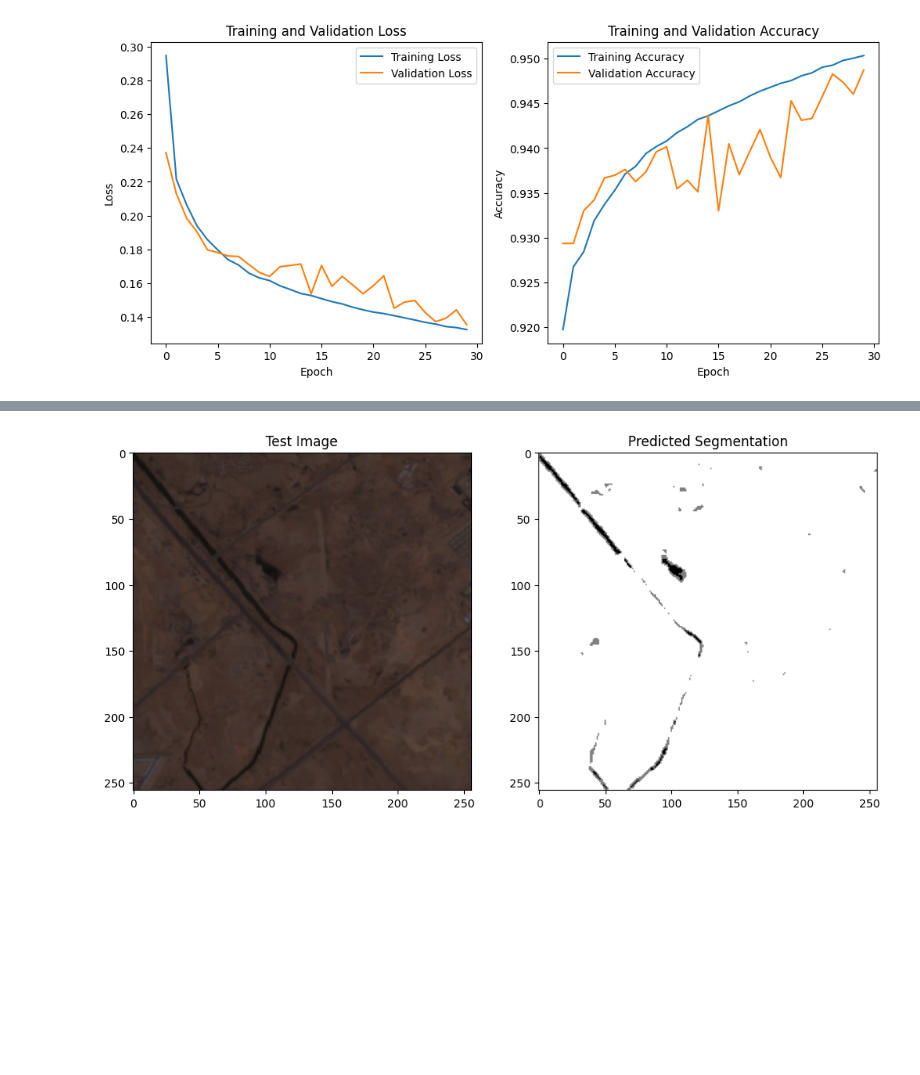
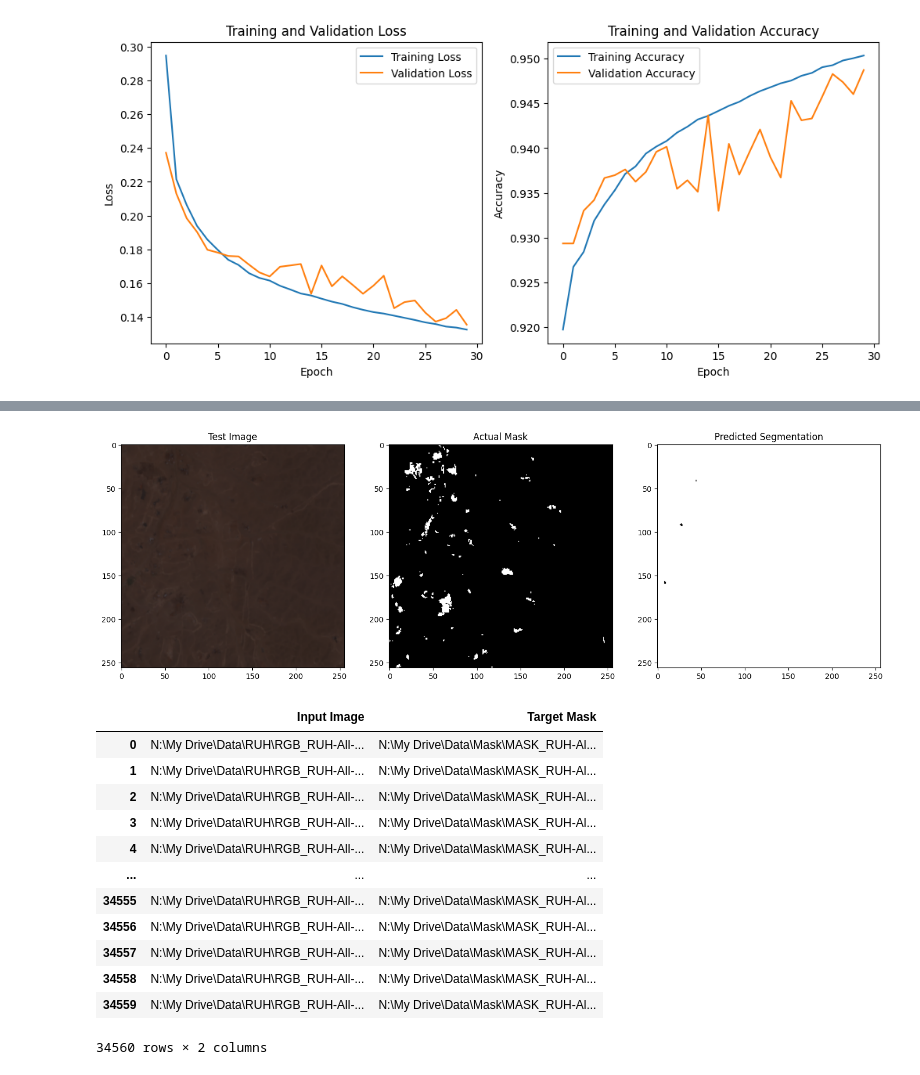
Before and after one commit to OWDM/Vegetation-Cover-In-Riyadh, a Jupyter notebook: Codes/Models/model1.1.ipynb, the cells around one changed output, grey strips where cells are left out. Cells and saved outputs as stored; diff of their text form; code cells hidden in the pictures; blank space fills up the shorter version.

```diff
--- a/Codes/Models/model1.1.ipynb
+++ b/Codes/Models/model1.1.ipynb
@@ -27,10 +27,10 @@ def prepare_data(img_path, mask_path):
         mask = resize(mask, (256, 256), order=0, preserve_range=True)
 
     # Map mask pixel values to class labels
-    mask[mask == 255] = 0
-    mask[mask == 170] = 1
-    mask[mask == 85] = 2
-    mask[mask == 0] = 3
+    mask[mask == 255] = 3
+    mask[mask == 170] = 2
+    mask[mask == 85] = 1
+    mask[mask == 0] = 0
 
     # Convert mask to categorical
     mask = to_categorical(mask, num_classes=4)
@@ -246,7 +246,8 @@ import os
 import matplotlib.pyplot as plt
 
 # Correct path to the single image file
-test_image_path = "N:\\My Drive\\Data\\RUH\\RGB_RUH-All-Bands_2019-04-14_sub_406.png"
+test_image_path = "N:\\My Drive\\Data\\RUH\\RGB_RUH-All-Bands_2019-04-14_sub_100.png"
+mask_image_path = "N:\\My Drive\\Data\\Mask\\MASK_RUH-All-Bands_2019-04-14_sub_100.png"
 
 # Function to prepare and load the image
 def prepare_image(file_path):
@@ -257,6 +258,11 @@ def prepare_image(file_path):
     img = np.expand_dims(img, axis=0)  # Expand dimensions to fit model input
     return img
 
+# Load the actual mask
+actual_mask = imread(mask_image_path)
+if actual_mask.shape != (256, 256):  # Resize if not already 256x256
+    actual_mask = resize(actual_mask, (256, 256), anti_aliasing=True)
+
 # Load and prepare the test image
 test_image = prepare_image(test_image_path)
 
@@ -264,14 +270,18 @@ test_image = prepare_image(test_image_path)
 predicted_mask = model.predict(test_image)
 predicted_mask = np.argmax(predicted_mask, axis=-1)  # Convert probabilities to class labels
 
-# Display the image and the predicted segmentation
-plt.figure(figsize=(12, 6))
-plt.subplot(1, 2, 1)
+# Display the image, actual mask, and predicted segmentation
+plt.figure(figsize=(18, 6))
+plt.subplot(1, 3, 1)
 plt.imshow(np.squeeze(test_image), cmap='gray')
 plt.title('Test Image')
 
-plt.subplot(1, 2, 2)
-plt.imshow(np.squeeze(predicted_mask[0]), cmap='gray')  # Adjust for the correct dimension if needed
+plt.subplot(1, 3, 2)
+plt.imshow(actual_mask, cmap='gray')
+plt.title('Actual Mask')
+
+plt.subplot(1, 3, 3)
+plt.imshow(np.squeeze(predicted_mask[0]), cmap='gray')
 plt.title('Predicted Segmentation')
 plt.show()
 # %% [output]
@@ -279 +289,41 @@ plt.show()
-[figure, old version]
+[figure, new version]
+# %%
+import pandas as pd
+import os
+
+
+input_dir = 'N:\\My Drive\\Data\\RUH'
+target_dir = 'N:\\My Drive\\Data\\Mask'
+
+input_img_paths = sorted(
+    [
+        os.path.join(input_dir, fname)
+        for fname in os.listdir(input_dir)
+        if fname.endswith(".png")
+    ]
+)
+target_img_paths = sorted(
+    [
+        os.path.join(target_dir, fname)
+        for fname in os.listdir(target_dir)
+        if fname.endswith(".png") and not fname.startswith(".")
+    ]
+)
+
+data = {"Input Image": input_img_paths, "Target Mask": target_img_paths}
+df = pd.DataFrame(data)
+df
+# %% [output]
+|  | Input Image | Target Mask |
+| 0 | N:\My Drive\Data\RUH\RGB_RUH-All-... | N:\My Drive\Data\Mask\MASK_RUH-Al... |
+| 1 | N:\My Drive\Data\RUH\RGB_RUH-All-... | N:\My Drive\Data\Mask\MASK_RUH-Al... |
+| 2 | N:\My Drive\Data\RUH\RGB_RUH-All-... | N:\My Drive\Data\Mask\MASK_RUH-Al... |
+| 3 | N:\My Drive\Data\RUH\RGB_RUH-All-... | N:\My Drive\Data\Mask\MASK_RUH-Al... |
+| 4 | N:\My Drive\Data\RUH\RGB_RUH-All-... | N:\My Drive\Data\Mask\MASK_RUH-Al... |
+| ... | ... | ... |
+| 34555 | N:\My Drive\Data\RUH\RGB_RUH-All-... | N:\My Drive\Data\Mask\MASK_RUH-Al... |
+| 34556 | N:\My Drive\Data\RUH\RGB_RUH-All-... | N:\My Drive\Data\Mask\MASK_RUH-Al... |
+| 34557 | N:\My Drive\Data\RUH\RGB_RUH-All-... | N:\My Drive\Data\Mask\MASK_RUH-Al... |
+| 34558 | N:\My Drive\Data\RUH\RGB_RUH-All-... | N:\My Drive\Data\Mask\MASK_RUH-Al... |
+| 34559 | N:\My Drive\Data\RUH\RGB_RUH-All-... | N:\My Drive\Data\Mask\MASK_RUH-Al... |
+34560 rows × 2 columns
```
Also changed, not shown: parts of 3 cells of this notebook, 6 other files.
